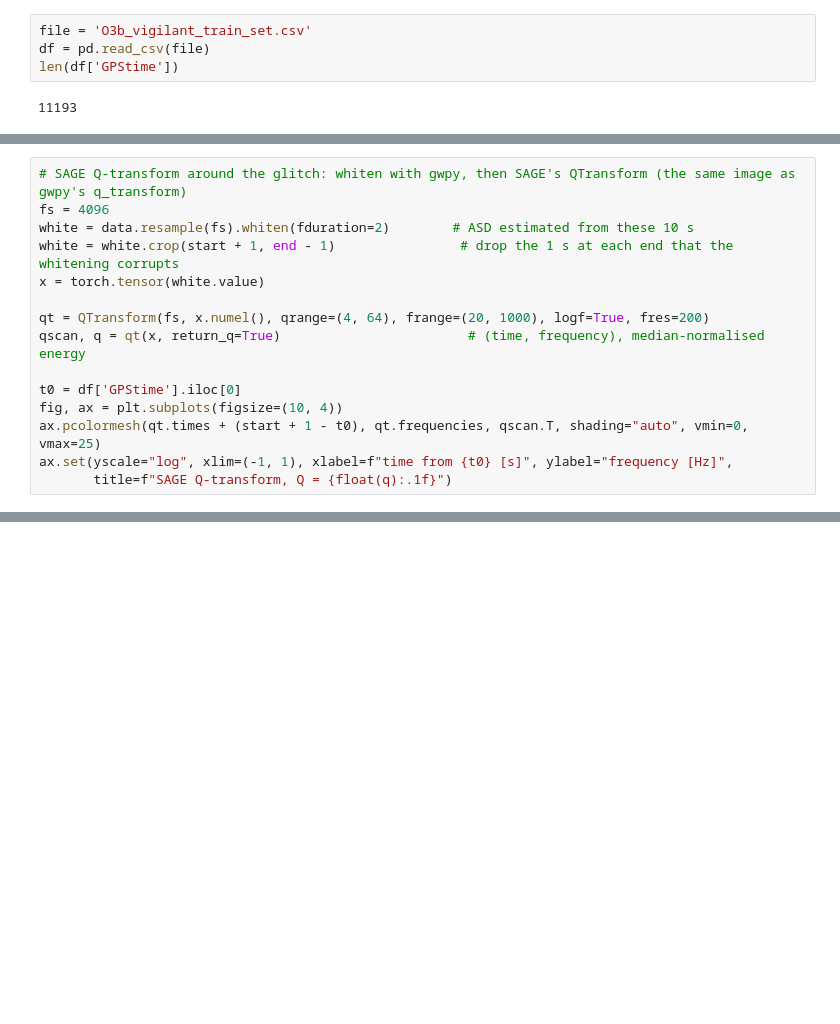
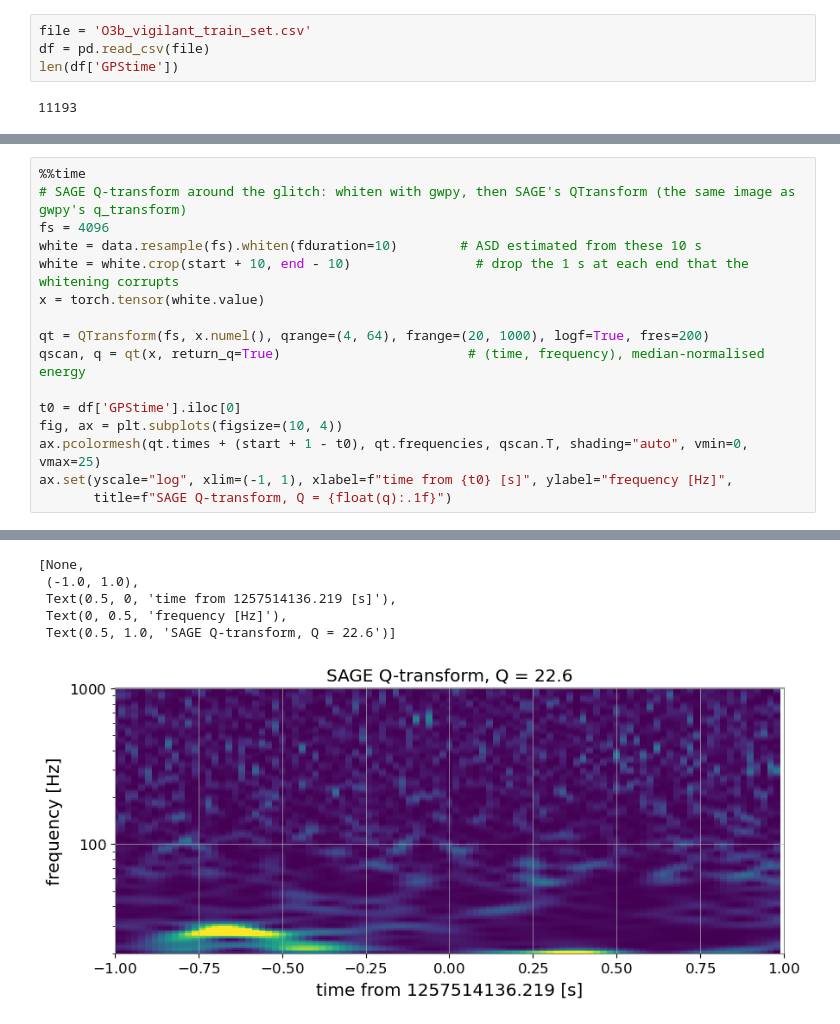
Before and after one commit to MelissaLP/sage, a Jupyter notebook: eucaif/virgo_data_prep.ipynb, the cells around one changed output, grey strips where cells are left out. Cells and saved outputs as stored; diff of their text form; blank space fills up the shorter version.

```diff
--- a/eucaif/virgo_data_prep.ipynb
+++ b/eucaif/virgo_data_prep.ipynb
@@ -31,8 +49,9 @@ plt.plot(data)
 # %%
+%%time
 # SAGE Q-transform around the glitch: whiten with gwpy, then SAGE's QTransform (the same image as gwpy's q_transform)
 fs = 4096
-white = data.resample(fs).whiten(fduration=2)        # ASD estimated from these 10 s
-white = white.crop(start + 1, end - 1)                # drop the 1 s at each end that the whitening corrupts
+white = data.resample(fs).whiten(fduration=10)        # ASD estimated from these 10 s
+white = white.crop(start + 10, end - 10)                # drop the 1 s at each end that the whitening corrupts
 x = torch.tensor(white.value)
 
 qt = QTransform(fs, x.numel(), qrange=(4, 64), frange=(20, 1000), logf=True, fres=200)
@@ -43,3 +62,4 @@ fig, ax = plt.subplots(figsize=(10, 4))
 ax.pcolormesh(qt.times + (start + 1 - t0), qt.frequencies, qscan.T, shading="auto", vmin=0, vmax=25)
 ax.set(yscale="log", xlim=(-1, 1), xlabel=f"time from {t0} [s]", ylabel="frequency [Hz]",
        title=f"SAGE Q-transform, Q = {float(q):.1f}")
+# %% [output]
@@ -45,0 +68,6 @@ ax.set(yscale="log", xlim=(-1, 1), xlabel=f"time from {t0} [s]", ylabel="frequen
+[None,
+ (-1.0, 1.0),
+ Text(0.5, 0, 'time from 1257514136.219 [s]'),
+ Text(0, 0.5, 'frequency [Hz]'),
+ Text(0.5, 1.0, 'SAGE Q-transform, Q = 22.6')]
+[figure, added]
```
Also changed, not shown: parts of 4 cells of this notebook.
